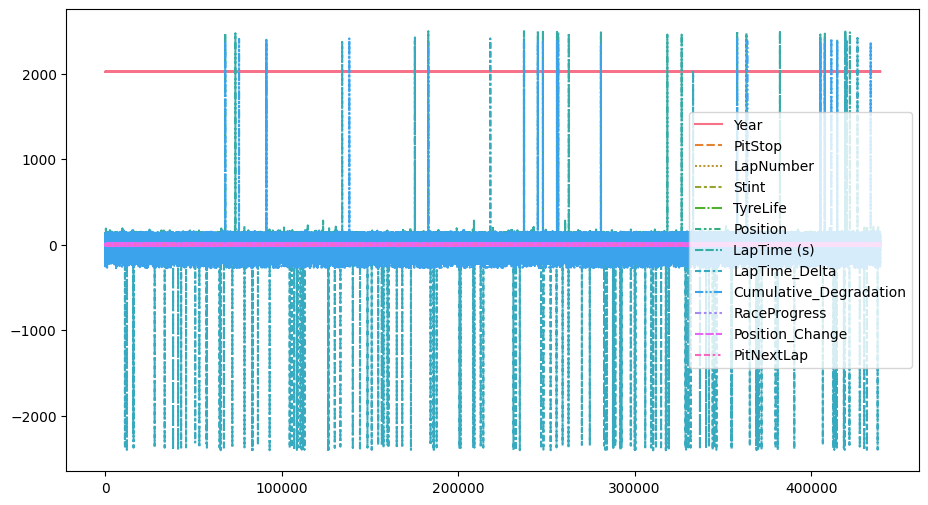
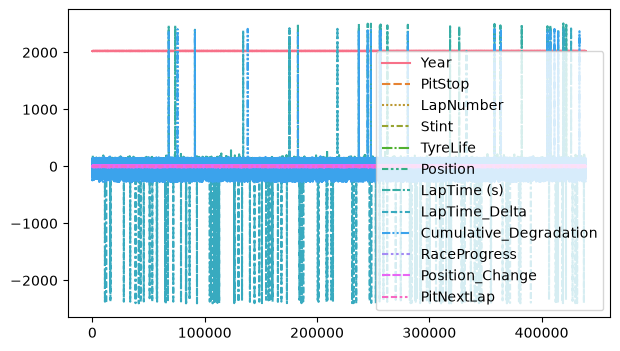
The notebook cell's code change between the first figure and the second:
--- before
+++ after
@@ -3,5 +3,5 @@
 
 # set width and height figure
-plt.figure(figsize=(11,6))
+plt.figure(figsize=(7,4))
 
 # linechart showing

Commit: memperbaiki model berdasarkan data vis yang didapat (terdapat imbalance PitNextLap)